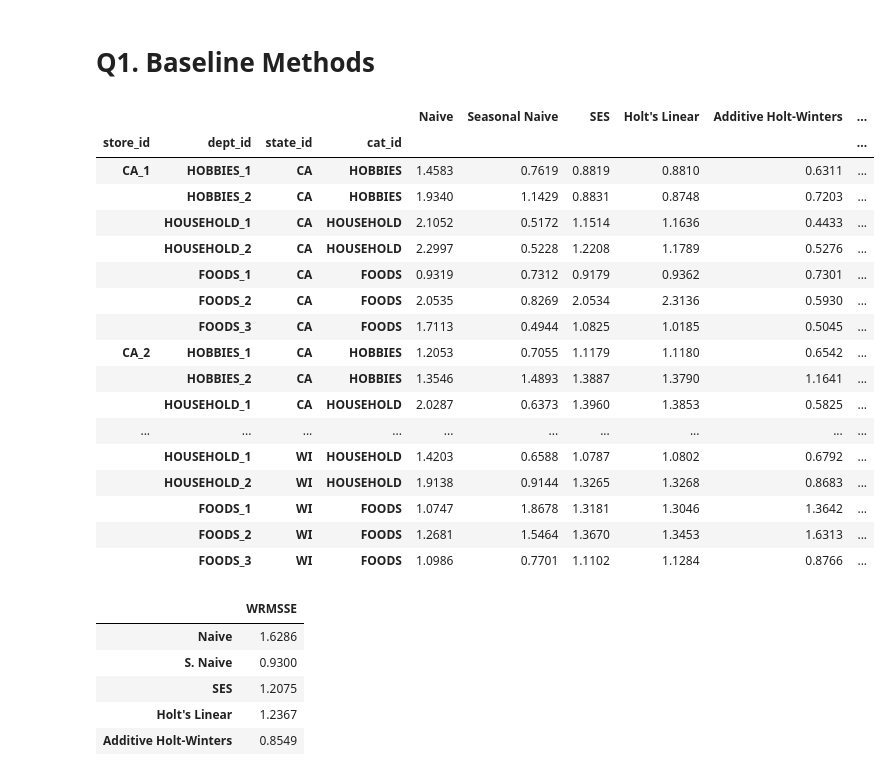
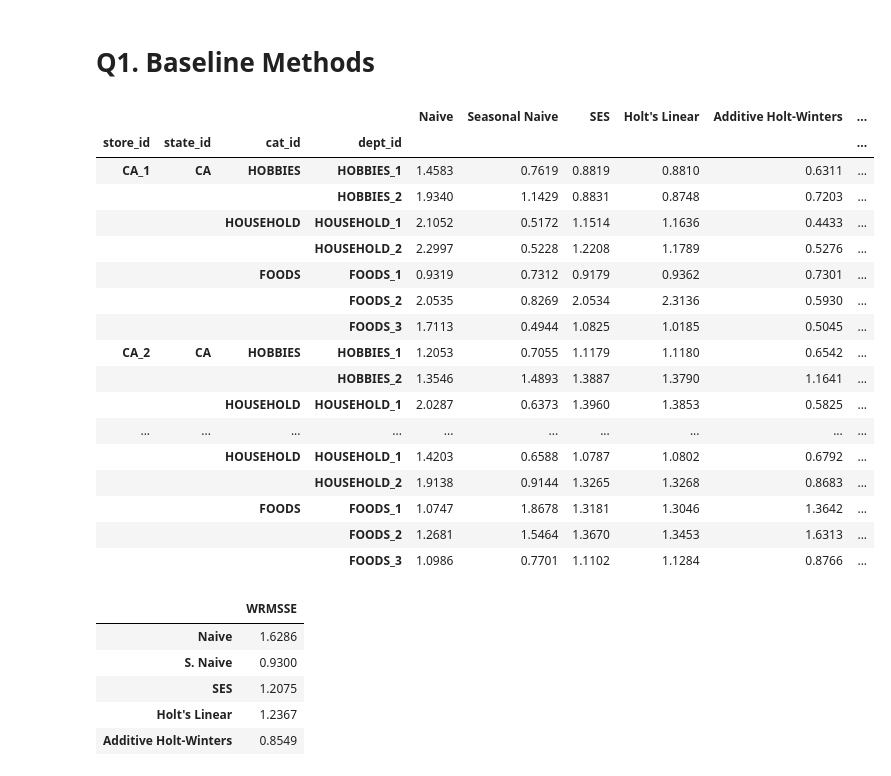
Before and after one commit to adrianemikko/tsa2021-m5, a Jupyter notebook: jgq_scratch.ipynb, the cells around one changed output. Cells and saved outputs as stored; diff of their text form; code cells hidden in the pictures.

```diff
--- a/jgq_scratch.ipynb
+++ b/jgq_scratch.ipynb
@@ -117,39 +117,41 @@ for k in base_forcast.keys():
 # %%
 pd.set_option('max_rows', None)
 lvl9_rmsse = pd.DataFrame(rmsse_res, index=train.columns)
 lvl9_rmsse_conc = (lvl9_rmsse
                    .reset_index(level=['state_id', 'cat_id'], drop=True))
 
 lvl9_weights = (df_weights[df_weights['Level_id'] == 'Level9']
                 .set_index(['Agg_Level_1', 'Agg_Level_2'])
                 [['Weight']])
 lvl9_weights.index.names = ['store_id', 'dept_id']
 
-lvl9_fin = lvl9_rmsse.join(lvl9_weights)
+lvl9_fin = (lvl9_rmsse.join(lvl9_weights)
+            .reorder_levels(['store_id','state_id','cat_id', 'dept_id']))
 
 #ncat([lvl9_rmsse_conc, lvl9_weights], axis=1).reindex(lvl9_rmsse.index, level=0)
          #).set_index(["store_id", "state_id", "cat_id", "dept_id"])
 #lvl9_fin = lvl9_rmsse.merge(lvl9_weights, left_index=True, right_on=['store_id', 'dept_id'])
+
 lvl9_fin
 # %% [output]
 |  |  |  |  | Naive | Seasonal Naive | SES | Holt's Linear | Additive Holt-Winters | ... |
-| store_id | dept_id | state_id | cat_id |  |  |  |  |  | ... |
-| CA_1 | HOBBIES_1 | CA | HOBBIES | 1.4583 | 0.7619 | 0.8819 | 0.8810 | 0.6311 | ... |
-|  | HOBBIES_2 | CA | HOBBIES | 1.9340 | 1.1429 | 0.8831 | 0.8748 | 0.7203 | ... |
-|  | HOUSEHOLD_1 | CA | HOUSEHOLD | 2.1052 | 0.5172 | 1.1514 | 1.1636 | 0.4433 | ... |
-|  | HOUSEHOLD_2 | CA | HOUSEHOLD | 2.2997 | 0.5228 | 1.2208 | 1.1789 | 0.5276 | ... |
-|  | FOODS_1 | CA | FOODS | 0.9319 | 0.7312 | 0.9179 | 0.9362 | 0.7301 | ... |
-|  | FOODS_2 | CA | FOODS | 2.0535 | 0.8269 | 2.0534 | 2.3136 | 0.5930 | ... |
-|  | FOODS_3 | CA | FOODS | 1.7113 | 0.4944 | 1.0825 | 1.0185 | 0.5045 | ... |
-| CA_2 | HOBBIES_1 | CA | HOBBIES | 1.2053 | 0.7055 | 1.1179 | 1.1180 | 0.6542 | ... |
-|  | HOBBIES_2 | CA | HOBBIES | 1.3546 | 1.4893 | 1.3887 | 1.3790 | 1.1641 | ... |
-|  | HOUSEHOLD_1 | CA | HOUSEHOLD | 2.0287 | 0.6373 | 1.3960 | 1.3853 | 0.5825 | ... |
+| store_id | state_id | cat_id | dept_id |  |  |  |  |  | ... |
+| CA_1 | CA | HOBBIES | HOBBIES_1 | 1.4583 | 0.7619 | 0.8819 | 0.8810 | 0.6311 | ... |
+|  |  |  | HOBBIES_2 | 1.9340 | 1.1429 | 0.8831 | 0.8748 | 0.7203 | ... |
+|  |  | HOUSEHOLD | HOUSEHOLD_1 | 2.1052 | 0.5172 | 1.1514 | 1.1636 | 0.4433 | ... |
+|  |  |  | HOUSEHOLD_2 | 2.2997 | 0.5228 | 1.2208 | 1.1789 | 0.5276 | ... |
+|  |  | FOODS | FOODS_1 | 0.9319 | 0.7312 | 0.9179 | 0.9362 | 0.7301 | ... |
+|  |  |  | FOODS_2 | 2.0535 | 0.8269 | 2.0534 | 2.3136 | 0.5930 | ... |
+|  |  |  | FOODS_3 | 1.7113 | 0.4944 | 1.0825 | 1.0185 | 0.5045 | ... |
+| CA_2 | CA | HOBBIES | HOBBIES_1 | 1.2053 | 0.7055 | 1.1179 | 1.1180 | 0.6542 | ... |
+|  |  |  | HOBBIES_2 | 1.3546 | 1.4893 | 1.3887 | 1.3790 | 1.1641 | ... |
+|  |  | HOUSEHOLD | HOUSEHOLD_1 | 2.0287 | 0.6373 | 1.3960 | 1.3853 | 0.5825 | ... |
 | ... | ... | ... | ... | ... | ... | ... | ... | ... | ... |
-|  | HOUSEHOLD_1 | WI | HOUSEHOLD | 1.4203 | 0.6588 | 1.0787 | 1.0802 | 0.6792 | ... |
-|  | HOUSEHOLD_2 | WI | HOUSEHOLD | 1.9138 | 0.9144 | 1.3265 | 1.3268 | 0.8683 | ... |
-|  | FOODS_1 | WI | FOODS | 1.0747 | 1.8678 | 1.3181 | 1.3046 | 1.3642 | ... |
-|  | FOODS_2 | WI | FOODS | 1.2681 | 1.5464 | 1.3670 | 1.3453 | 1.6313 | ... |
-|  | FOODS_3 | WI | FOODS | 1.0986 | 0.7701 | 1.1102 | 1.1284 | 0.8766 | ... |
+|  |  | HOUSEHOLD | HOUSEHOLD_1 | 1.4203 | 0.6588 | 1.0787 | 1.0802 | 0.6792 | ... |
+|  |  |  | HOUSEHOLD_2 | 1.9138 | 0.9144 | 1.3265 | 1.3268 | 0.8683 | ... |
+|  |  | FOODS | FOODS_1 | 1.0747 | 1.8678 | 1.3181 | 1.3046 | 1.3642 | ... |
+|  |  |  | FOODS_2 | 1.2681 | 1.5464 | 1.3670 | 1.3453 | 1.6313 | ... |
+|  |  |  | FOODS_3 | 1.0986 | 0.7701 | 1.1102 | 1.1284 | 0.8766 | ... |
 # %%
 lvl9_wrmsse = {'Naive': sum(lvl9_fin['Naive'] * lvl9_fin['Weight']),
                'S. Naive': sum(lvl9_fin['Seasonal Naive'] *
```
Also changed, not shown: parts of 10 cells of this notebook.
